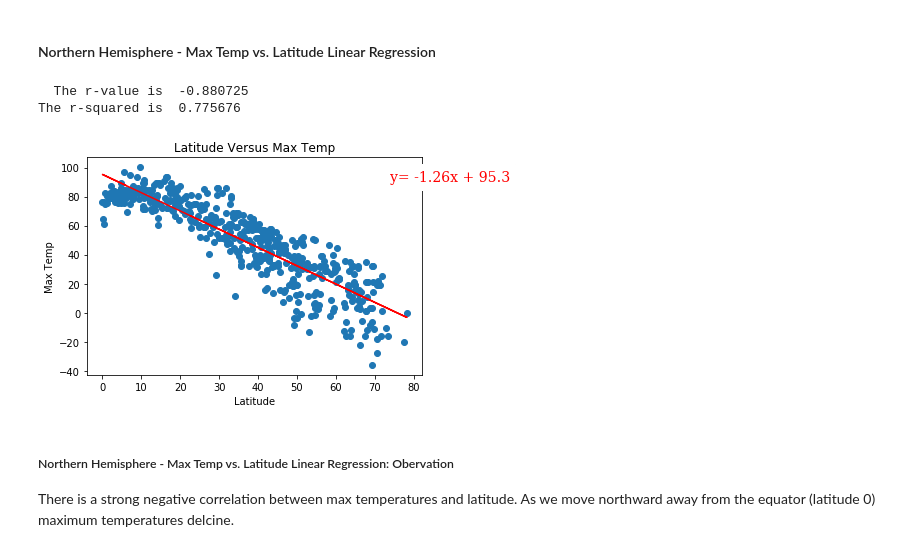
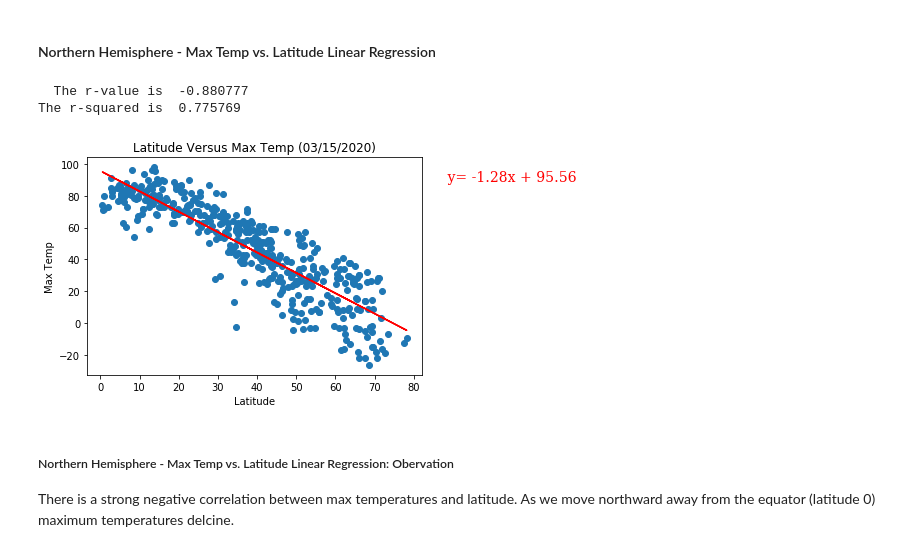
Before and after one commit to annmcnamara/API-Challenge, a Jupyter notebook: WeatherPy/WeatherPy.ipynb, the cells around one changed output. Cells and saved outputs as stored; diff of their text form; code cells hidden in the pictures.

Commit message:
added dates and re ran

```diff
--- a/WeatherPy/WeatherPy.ipynb
+++ b/WeatherPy/WeatherPy.ipynb
@@ -173,7 +180,8 @@ def label_plot(plt,plot_title, x_axis, y_axis):
 ax1 = df.plot.scatter(x='Lat',
                       y='Max Temp',
                       c='DarkBlue')
-label_plot(ax1, 'Latitude vs. Temperature', "Latitude", "Maxiumum Temerpature")
-plt.savefig('./output_data/LatVTemp.png')
+ts = df["Date"][0]
+label_plot(ax1, 'City Latitude vs. Temperature', "Latitude", "Maxiumum Temerpature", ts )
+plt.savefig('../output_data/temperature_v_latitude.png')
 plt.show()
 # %% [output]
@@ -232,7 +240,7 @@ Again there is no real visible correlation between latitude and windspeed, altho
 # model for mouse weight and average tumor volume for the Capomulin regimenn
 # Use sci pi to the the pearson r measure of correlation (r value)
 
-def plot_linear_regression(x_values, y_values, x_label, y_label):
+def plot_linear_regression(x_values, y_values, x_label, y_label, ts):
 
     # Do a line regression on x and y values to calculate values for the line
     (slope, intercept, rvalue, pvalue, stderr) = linregress(x_values, y_values)
@@ -258,10 +266,13 @@ def plot_linear_regression(x_values, y_values, x_label, y_label):
     # Add a red line to indicate the correlation
     ax.plot(x_values,regress_values,"r-")
 
+    # convert the time stamp
+    analysis_date = (datetime.utcfromtimestamp(ts).strftime('%m/%d/%Y'))
+
     # Create labels for the axes
     plt.xlabel(x_label)
     plt.ylabel(y_label)
-    plt.title(x_label+" Versus "+ y_label)
+    plt.title(x_label+" Versus "+ y_label + ' (' + analysis_date + ')')
 
     # Annotate with the line equation
     Afont = {'family': 'serif',
@@ -271,12 +282,12 @@ def plot_linear_regression(x_values, y_values, x_label, y_label):
              'size': 14,
     }
 
-    line_eq = 'y= '+ str(round(slope,2)) + 'x + ' + str(round(intercept,2))
+    line_eq = ' y= '+ str(round(slope,2)) + 'x + ' + str(round(intercept,2))
     #plt.annotate(line_eq,(min(x_values), 1.75*(max(y_values)/2)),fontsize=12,color="red")
     at = AnchoredText(line_eq,
                   frameon=True, prop=Afont,
                   loc='upper right',
-                  bbox_to_anchor=(1.3, 1.),
+                  bbox_to_anchor=(1.5, 1.),
                   bbox_transform=ax.transAxes
                   )
     at.patch.set_boxstyle("round,pad=0.,rounding_size=0.2")
@@ -285,17 +296,20 @@ def plot_linear_regression(x_values, y_values, x_label, y_label):
     ax
 # %%
 # Create Northern and Southern Hemisphere DataFrames
-northern_df = df[df['Lat'] >= 0]    #greater than or equal to 0 degrees latitude
-southern_df = df[df['Lat'] <  0]   #less than 0 degrees latitude
+northern_df = df[df['Lat'] >= 0].reset_index()    #greater than or equal to 0 degrees latitude
+southern_df = df[df['Lat'] <  0].reset_index()   #less than 0 degrees latitude
 # %% [markdown]
 ####  Northern Hemisphere - Max Temp vs. Latitude Linear Regression
 # %%
 # Call the linear regression function
-plot_linear_regression(northern_df['Lat'], northern_df['Max Temp'], "Latitude", "Max Temp")
+ts = northern_df["Date"][0]
+#print(ts)
+plot_linear_regression(northern_df['Lat'], northern_df['Max Temp'], "Latitude", "Max Temp", ts)
+plt.savefig('../output_data/NH_temperature_v_latitude.png')
 # %% [output]
-  The r-value is  -0.880725
-The r-squared is  0.775676
+  The r-value is  -0.880777
+The r-squared is  0.775769
-[figure, old version]
+[figure, new version]
 # %% [markdown]
 ##### Northern Hemisphere - Max Temp vs. Latitude Linear Regression: Obervation
 There is a strong negative correlation between max temperatures and latitude.  As we move northward away from the equator (latitude 0) maximum temperatures delcine.
```
Also changed, not shown: parts of 24 cells of this notebook, 17 other files.
